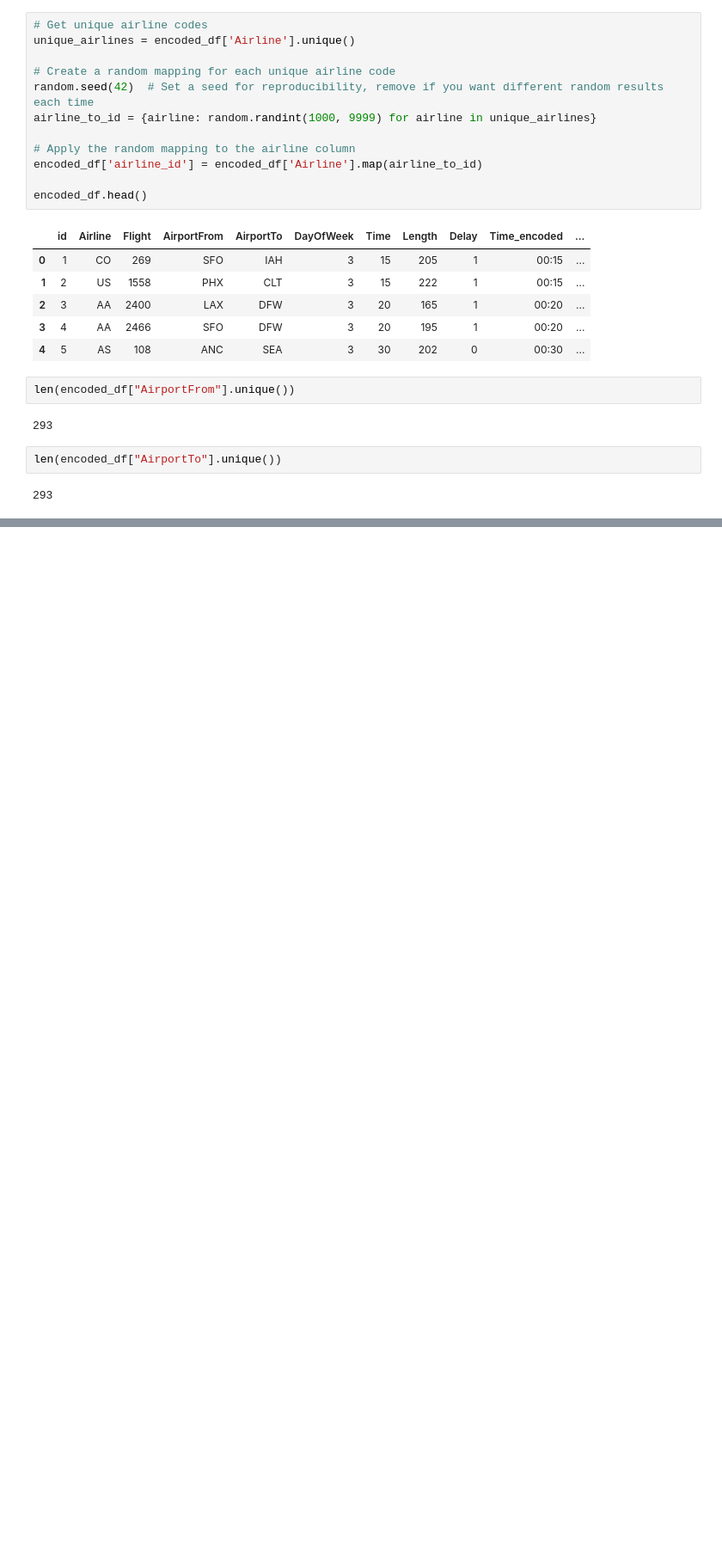
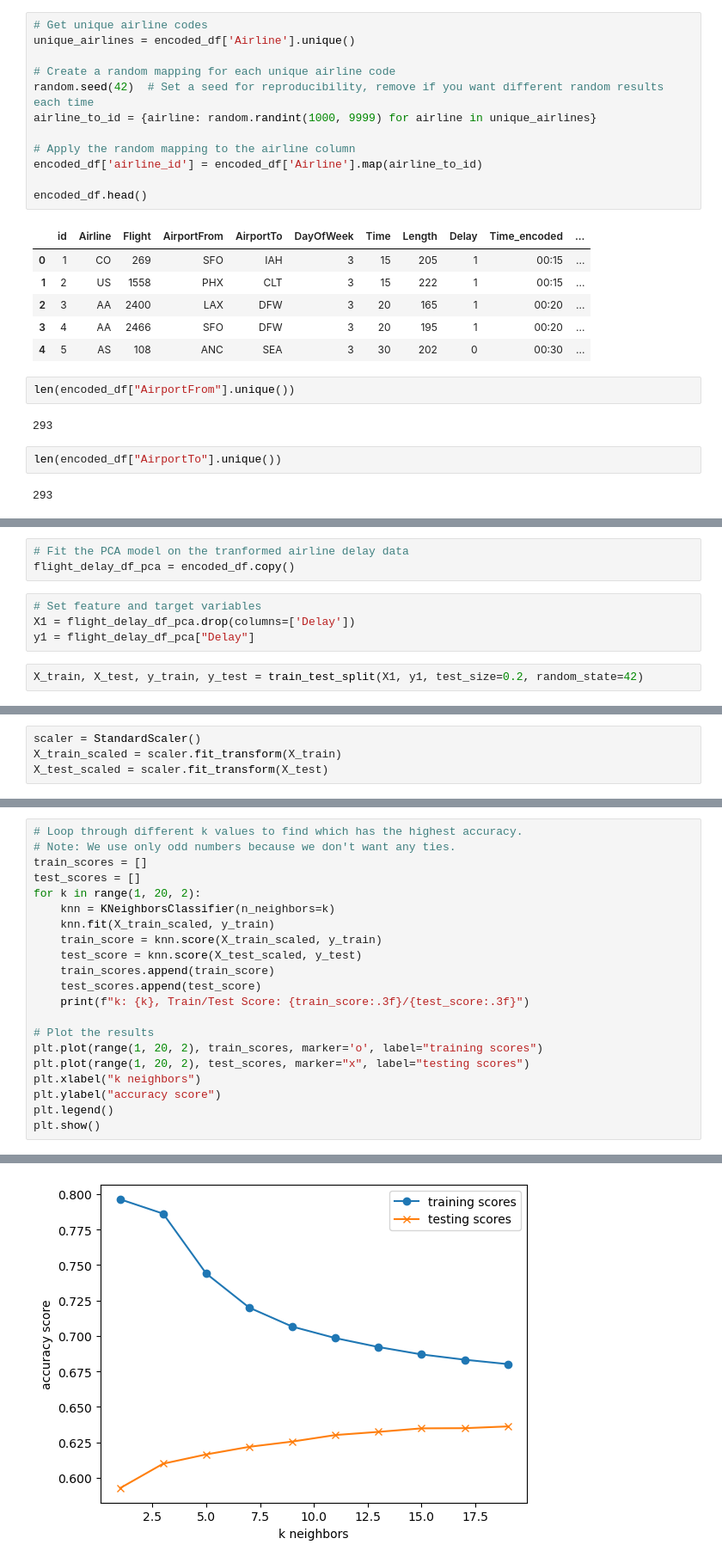
Before and after one commit to stacjstaton/ai-project2-flight-delay-predictions, a Jupyter notebook: example.ipynb, the cells around one changed output, grey strips where cells are left out. Shown at 86% size. Drawn from its saved outputs; the diff is of its cells as text; blank space fills up the shorter version.

```diff
--- a/example.ipynb
+++ b/example.ipynb
@@ -152,0 +245,9 @@ encoded_df.head()
+# %%
+# Fit the PCA model on the tranformed airline delay data
+flight_delay_df_pca = encoded_df.copy()
+# %%
+# Set feature and target variables
+X1 = flight_delay_df_pca.drop(columns=['Delay'])
+y1 = flight_delay_df_pca["Delay"]
+# %%
+X_train, X_test, y_train, y_test = train_test_split(X1, y1, test_size=0.2, random_state=42)
@@ -152,0 +256,4 @@ encoded_df.head()
+# %%
+scaler = StandardScaler()
+X_train_scaled = scaler.fit_transform(X_train)
+X_test_scaled = scaler.fit_transform(X_test)
@@ -152,0 +276,22 @@ encoded_df.head()
+# %%
+# Loop through different k values to find which has the highest accuracy.
+# Note: We use only odd numbers because we don't want any ties.
+train_scores = []
+test_scores = []
+for k in range(1, 20, 2):
+    knn = KNeighborsClassifier(n_neighbors=k)
+    knn.fit(X_train_scaled, y_train)
+    train_score = knn.score(X_train_scaled, y_train)
+    test_score = knn.score(X_test_scaled, y_test)
+    train_scores.append(train_score)
+    test_scores.append(test_score)
+    print(f"k: {k}, Train/Test Score: {train_score:.3f}/{test_score:.3f}")
+
+# Plot the results
+plt.plot(range(1, 20, 2), train_scores, marker='o', label="training scores")
+plt.plot(range(1, 20, 2), test_scores, marker="x", label="testing scores")
+plt.xlabel("k neighbors")
+plt.ylabel("accuracy score")
+plt.legend()
+plt.show()
+# %% [output]
@@ -152,0 +308 @@ encoded_df.head()
+[figure, added]
```
Also changed, not shown: parts of 34 cells of this notebook.
